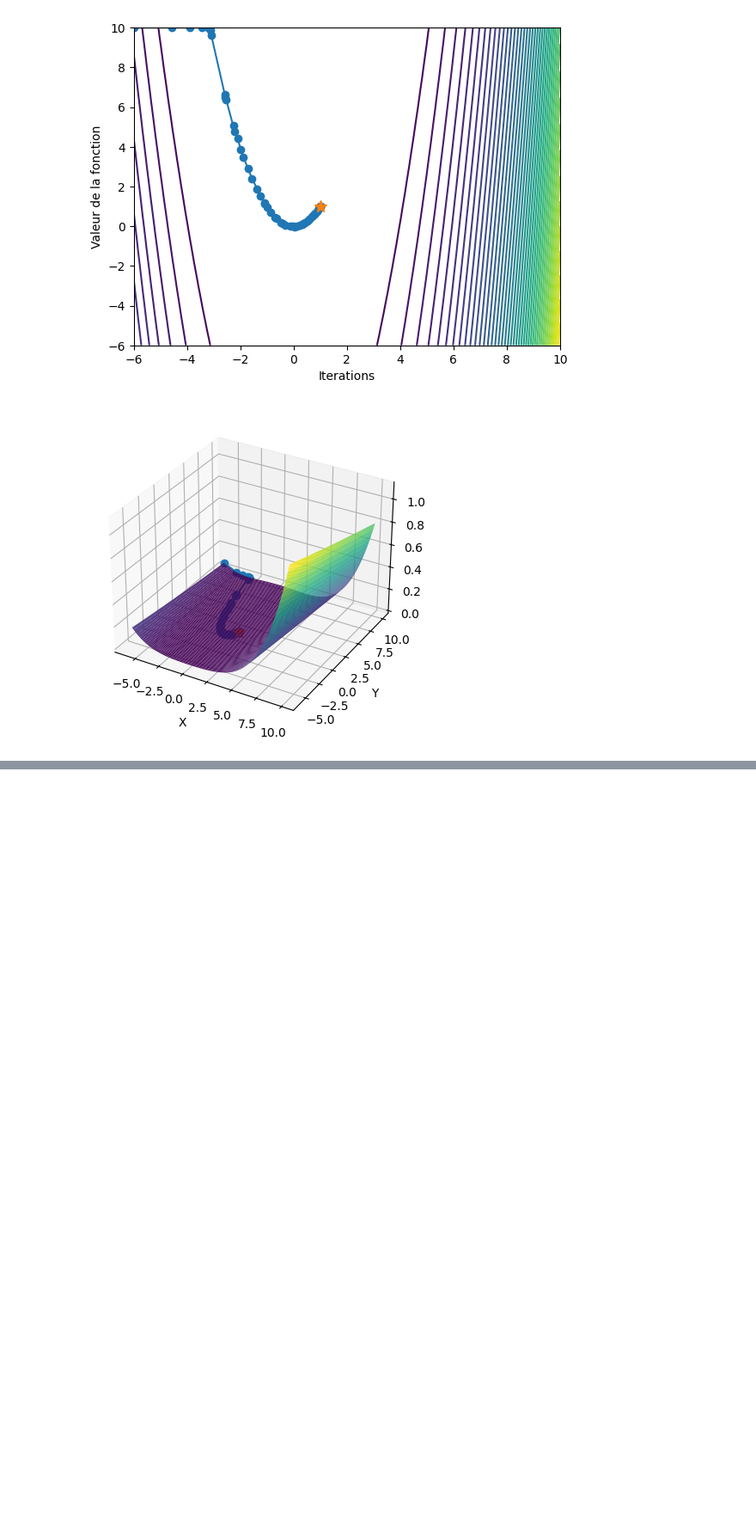
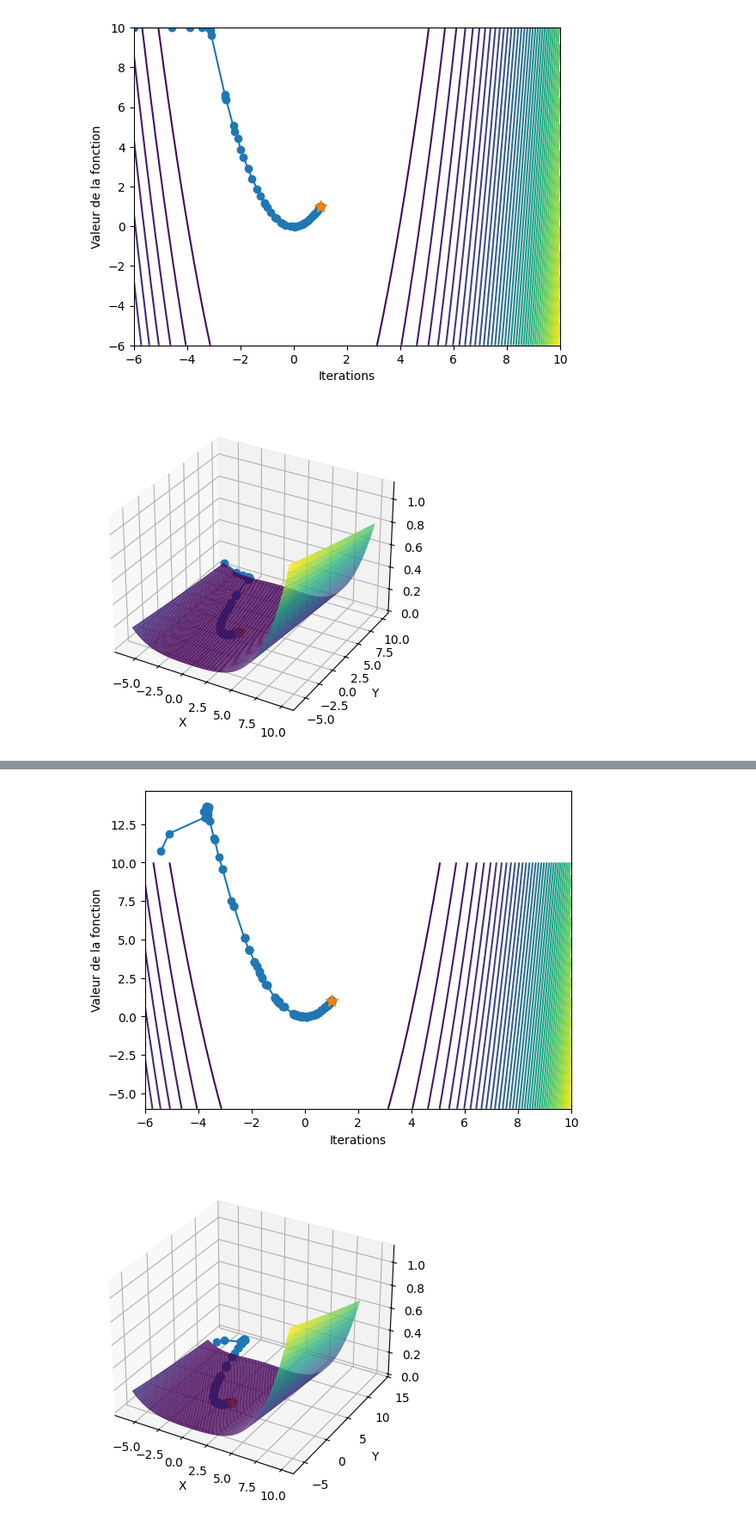
Before and after one commit to luclaurent/OptimBase, a Jupyter notebook: 01_demo_scipy.ipynb, the cells around one changed output, grey strips where cells are left out. Shown at 86% size. Saved outputs shown, nothing was run; the diff lists cells and outputs as text; code cells hidden in the pictures; blank space fills up the shorter version.

```diff
--- a/01_demo_scipy.ipynb
+++ b/01_demo_scipy.ipynb
@@ -184,0 +234,25 @@ plt.show()
+# %%
+# valeur de X au fur et à mesure des itérations
+Xiter = np.array(storage.x)
+Ziter = np.array(storage.fun)
+# # tracés des points au fur et à mesure des itérations
+plt.figure()
+plt.contour(X, Y, Z, 50)  ## << np.log(Z) pour mieux afficher la vallée
+plt.plot(Xiter[:,0], Xiter[:,1],'o-')
+plt.plot(Xiter[-1,0], Xiter[-1,1],'*', markersize=10)
+plt.xlabel('Iterations')
+plt.ylabel('Valeur de la fonction')
+# plt.xscale('log')
+plt.show()
+# Set up plot
+fig, ax = plt.subplots(subplot_kw=dict(projection='3d'))
+ax.plot_surface(X, Y, Z, rstride=1, cstride=1, cmap='viridis', edgecolor='none')
+ax.plot(Xiter[:,0], Xiter[:,1],Ziter,'o-')
+ax.plot(Xiter[-1,0], Xiter[-1,1],Ziter[-1],'*', markersize=10)
+ax.set_xlabel('X')
+ax.set_ylabel('Y')
+ax.set_zlabel('Z')
+plt.show()
+# %% [output]
+[figure, added]
+[figure, added]
```
Also changed, not shown: parts of 7 cells of this notebook.
